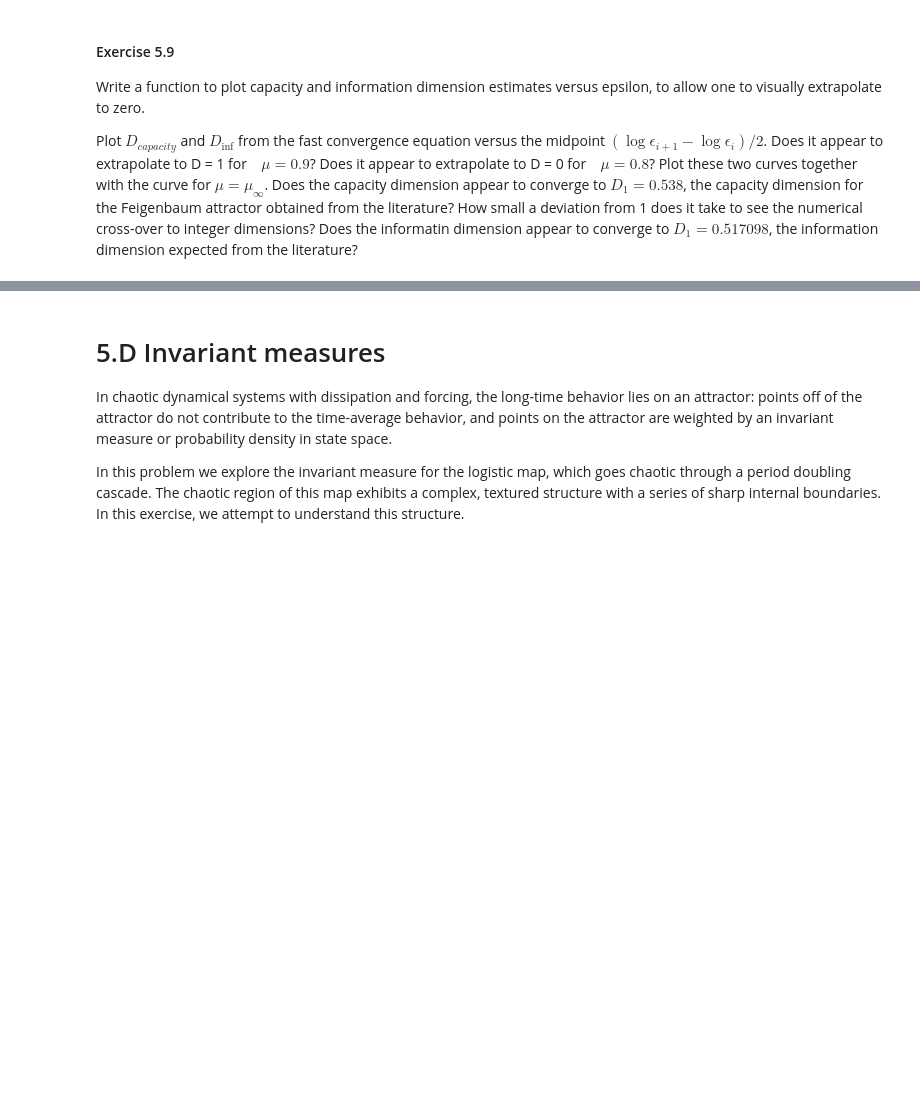
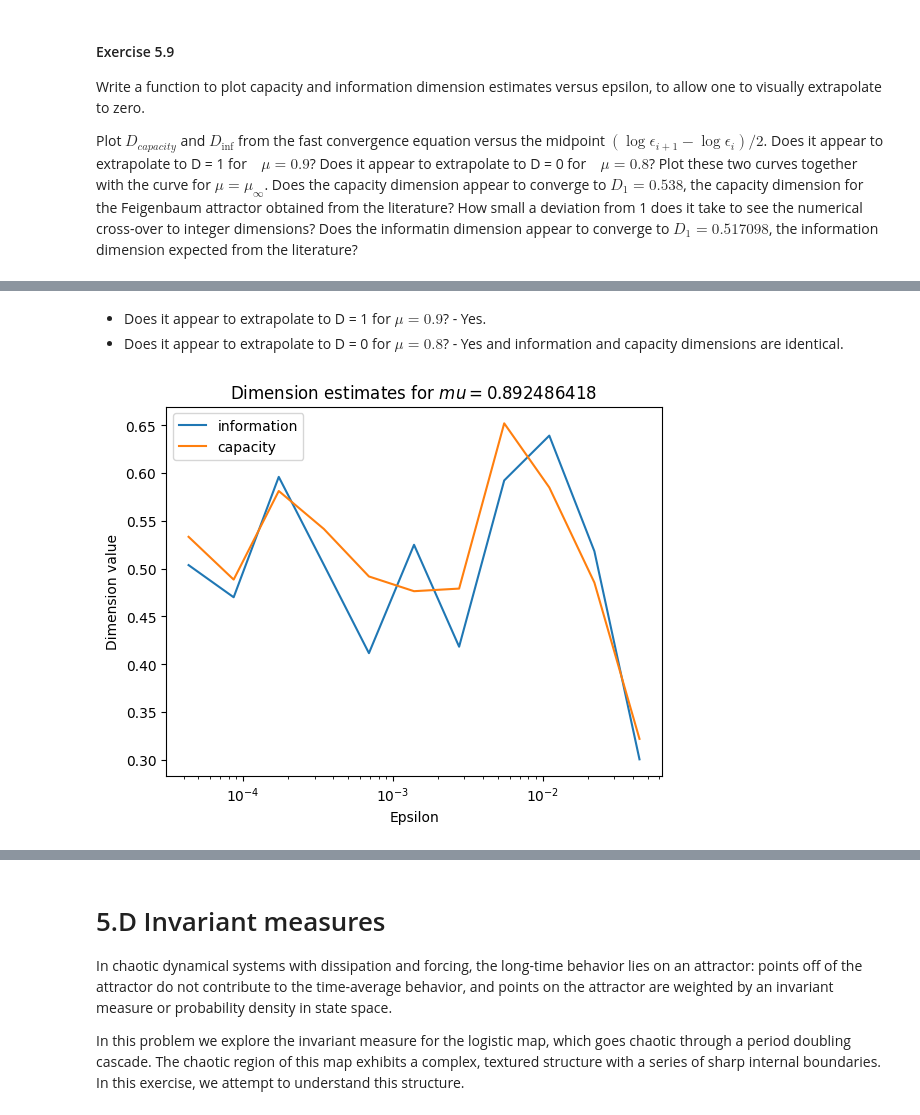
Before and after one commit to stalidzane/complex-systems, a Jupyter notebook: lab5/5-Chaos.ipynb, the cells around one changed output, grey strips where cells are left out. Drawn from its saved outputs; the diff is of its cells as text; code cells hidden in the pictures; blank space fills up the shorter version.

```diff
--- a/lab5/5-Chaos.ipynb
+++ b/lab5/5-Chaos.ipynb
@@ -448,0 +476,8 @@ def PlotDimensionEstimates(mu, nSampleMax = 2**18, \
+# %% [markdown]
+* Does it appear to extrapolate to D = 1 for $\mu= 0.9$?  - Yes.
+* Does it appear to extrapolate to D = 0 for $\mu= 0.8$? - Yes and information and capacity dimensions are identical.
+# %%
+mu_inf = 0.892486418
+PlotDimensionEstimates(mu=mu_inf)
+# %% [output]
+[figure, added]
```
Also changed, not shown: parts of 23 cells of this notebook.
